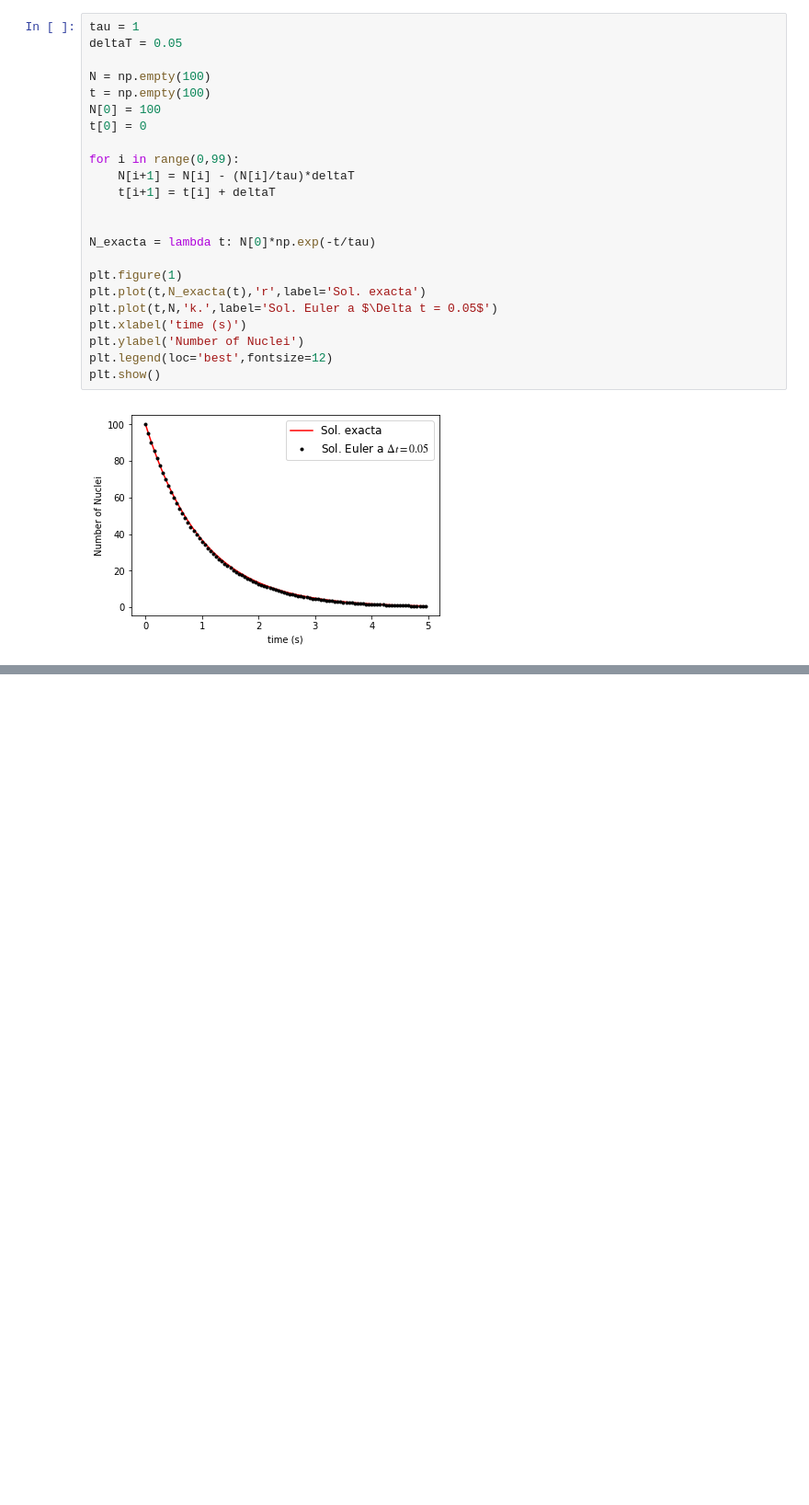
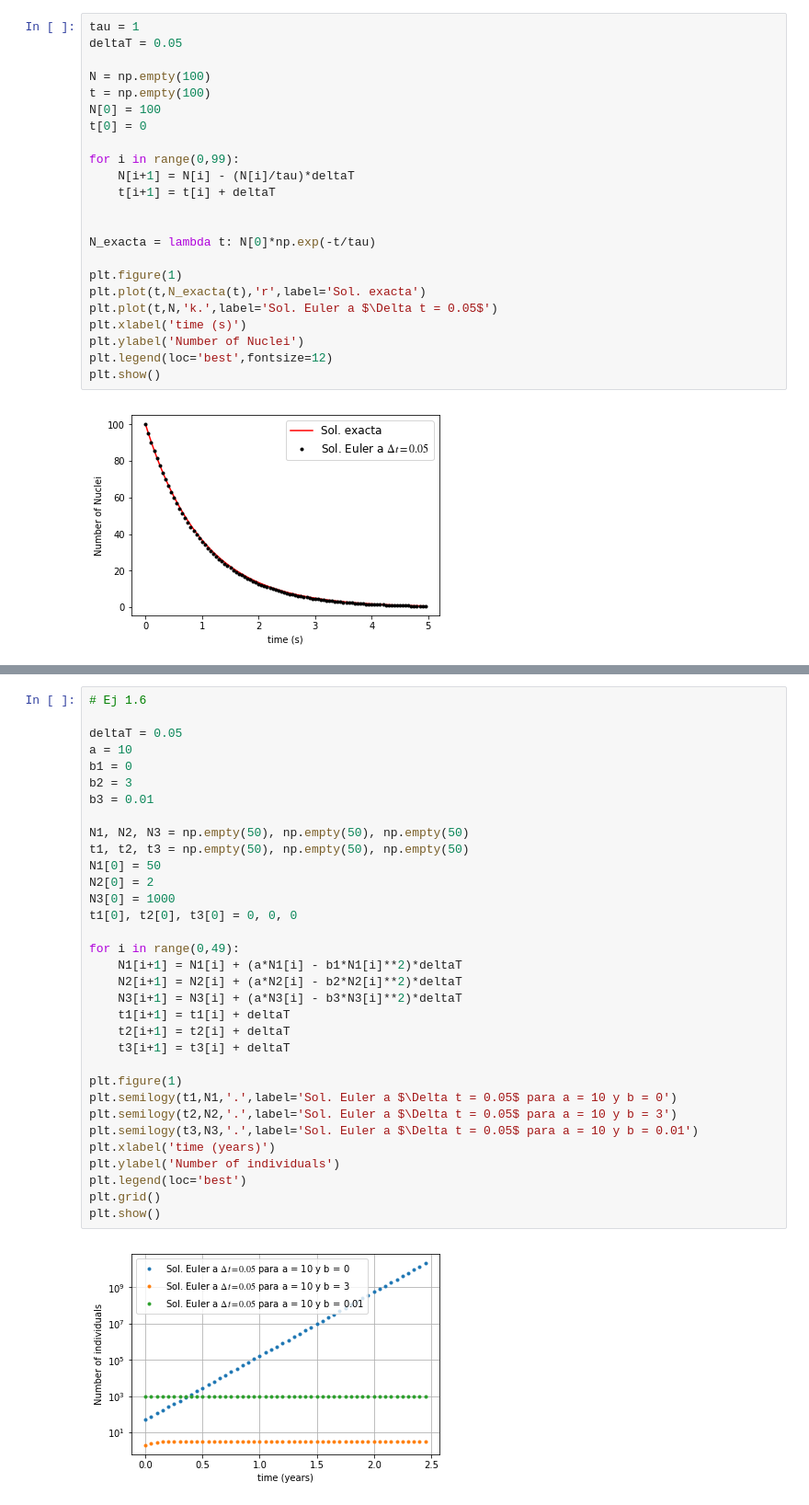
Before and after one commit to ignaciop/python_varios, a Jupyter notebook: nakanishi-giordano-cap1.ipynb, the cells around one changed output, grey strips where cells are left out. Shown at 92% size. Saved outputs shown, nothing was run; the diff lists cells and outputs as text; blank space fills up the shorter version.

```diff
--- a/nakanishi-giordano-cap1.ipynb
+++ b/nakanishi-giordano-cap1.ipynb
@@ -104,0 +174,35 @@ plt.show()
+# %%
+# Ej 1.6
+
+deltaT = 0.05
+a = 10
+b1 = 0
+b2 = 3
+b3 = 0.01
+
+N1, N2, N3 = np.empty(50), np.empty(50), np.empty(50)
+t1, t2, t3 = np.empty(50), np.empty(50), np.empty(50)
+N1[0] = 50
+N2[0] = 2
+N3[0] = 1000
+t1[0], t2[0], t3[0] = 0, 0, 0
+
+for i in range(0,49):
+    N1[i+1] = N1[i] + (a*N1[i] - b1*N1[i]**2)*deltaT
+    N2[i+1] = N2[i] + (a*N2[i] - b2*N2[i]**2)*deltaT
+    N3[i+1] = N3[i] + (a*N3[i] - b3*N3[i]**2)*deltaT
+    t1[i+1] = t1[i] + deltaT
+    t2[i+1] = t2[i] + deltaT
+    t3[i+1] = t3[i] + deltaT
+
+plt.figure(1)
+plt.semilogy(t1,N1,'.',label='Sol. Euler a $\Delta t = 0.05$ para a = 10 y b = 0')
+plt.semilogy(t2,N2,'.',label='Sol. Euler a $\Delta t = 0.05$ para a = 10 y b = 3')
+plt.semilogy(t3,N3,'.',label='Sol. Euler a $\Delta t = 0.05$ para a = 10 y b = 0.01')
+plt.xlabel('time (years)')
+plt.ylabel('Number of individuals')
+plt.legend(loc='best')
+plt.grid()
+plt.show()
+# %% [output]
+[figure, added]
```
Also changed, not shown: parts of 5 cells of this notebook.
